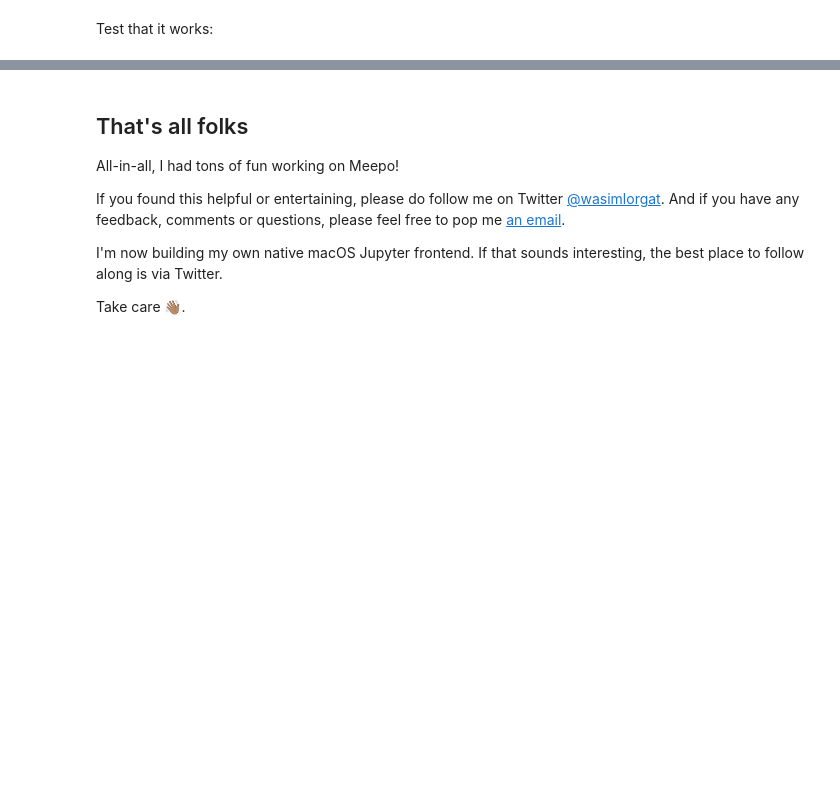
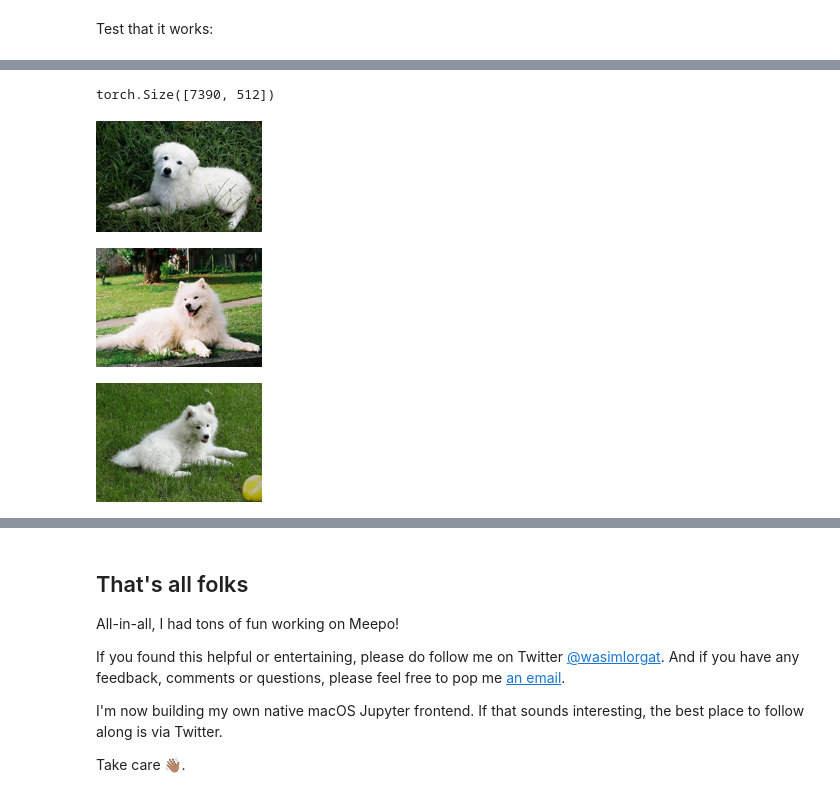
Before and after one commit to seeM/blog, a Jupyter notebook: posts/how-i-built-meepo-a-fashion-search-engine.ipynb, the cells around one changed output, grey strips where cells are left out. Saved outputs shown, nothing was run; the diff lists cells and outputs as text; code cells hidden in the pictures; blank space fills up the shorter version.

```diff
--- a/posts/how-i-built-meepo-a-fashion-search-engine.ipynb
+++ b/posts/how-i-built-meepo-a-fashion-search-engine.ipynb
@@ -310,0 +277,23 @@ This step took 4 hours, after which I shared another demo with friends.
+# %%
+image_embs_path = Path("oxford_pets_embeddings.npy")
+if image_embs_path.exists():
+    image_embs = torch.tensor(np.load(image_embs_path))
+else:
+    image_embs = [embed_image(row['image']) for row in tqdm(dataset['train'])]
+    np.save(image_embs_path, embs)
+# %%
+image_embs.shape
+# %% [output]
+torch.Size([7390, 512])
+# %%
+def search_and_display(image_embs, text, n=3):
+    indices = search(image_embs, text)
+    for i in indices[:n]:
+        image = dataset["train"][i.item()]["image"]
+        display(thumbnail(image))
+# %%
+search_and_display(image_embs, "a white puppey on the grass")
+# %% [output]
+[figure, added]
+[figure, added]
+[figure, added]
```
Also changed, not shown: parts of 83 cells of this notebook.
